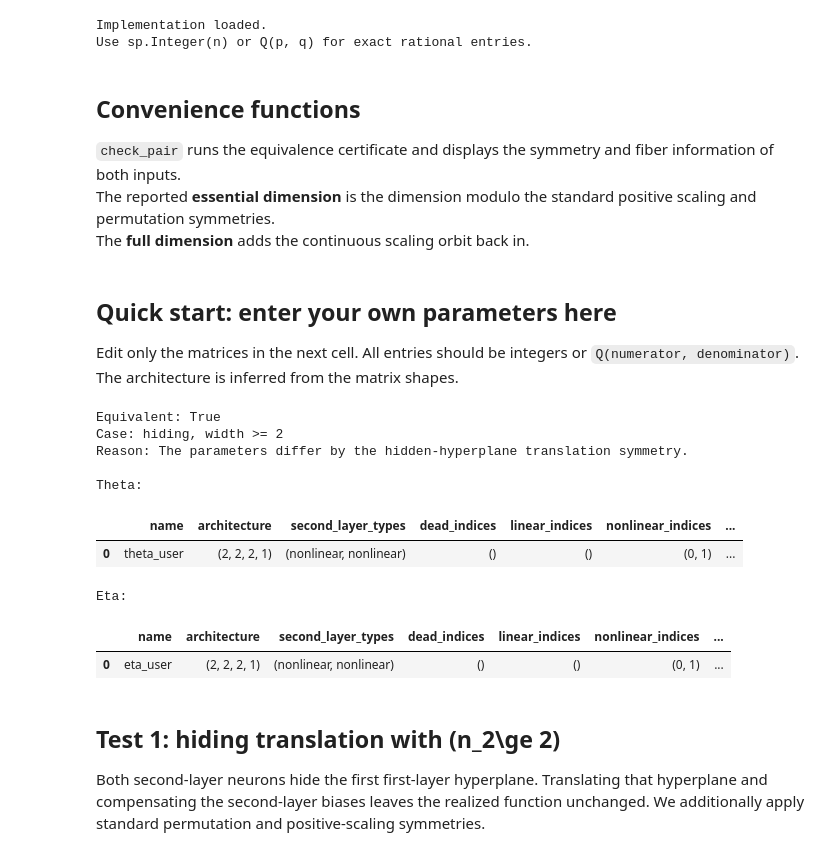
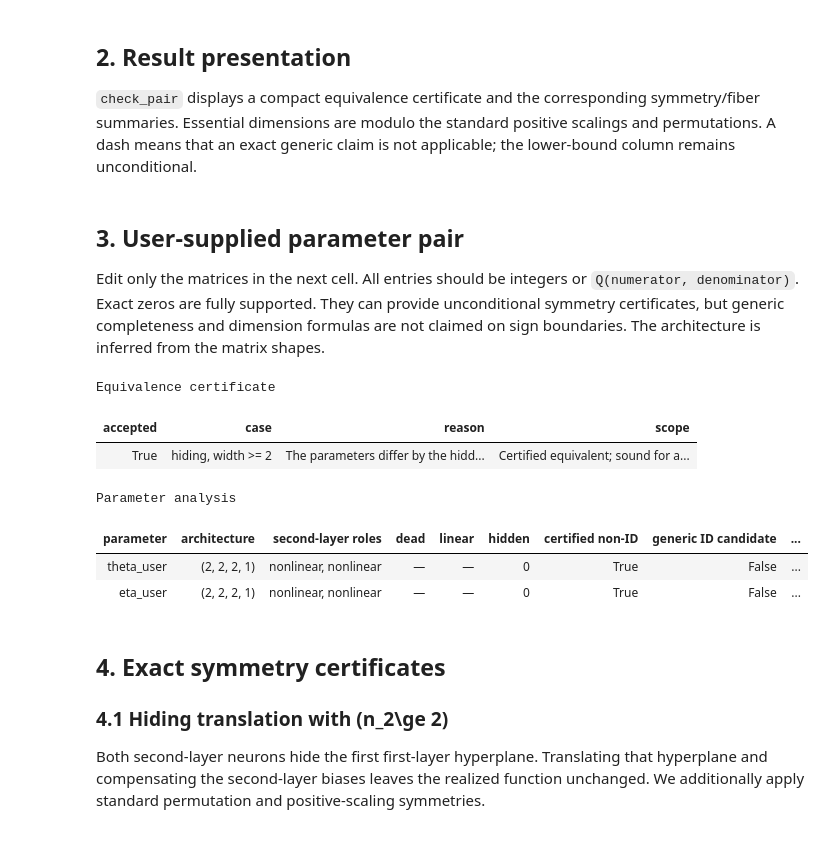
Before and after one commit to MoGrillo/relu-bottleneck-equivalence, a Jupyter notebook: relu_bottleneck_symmetry_workbench.ipynb, the cells around one changed output. Cells and saved outputs as stored; diff of their text form; code cells hidden in the pictures.

```diff
--- a/relu_bottleneck_symmetry_workbench.ipynb
+++ b/relu_bottleneck_symmetry_workbench.ipynb
@@ -1312,21 +1434,15 @@ __all__ = [
 # %%
-import pandas as pd
-import sympy as sp
-from IPython.display import display
-
 Q = sp.Rational
-
-print("Implementation loaded.")
-print("Use sp.Integer(n) or Q(p, q) for exact rational entries.")
+pd.set_option("display.max_columns", 30)
+pd.set_option("display.max_colwidth", 120)
+pd.set_option("display.width", 180)
-# %% [output]
-Implementation loaded.
-Use sp.Integer(n) or Q(p, q) for exact rational entries.
 # %% [markdown]
-## Convenience functions
+## 2. Result presentation
 
-`check_pair` runs the equivalence certificate and displays the symmetry and fiber information of both inputs.
-The reported **essential dimension** is the dimension modulo the standard positive scaling and permutation symmetries.
-The **full dimension** adds the continuous scaling orbit back in.
+`check_pair` displays a compact equivalence certificate and the corresponding
+symmetry/fiber summaries. Essential dimensions are modulo the standard
+positive scalings and permutations. A dash means that an exact generic claim
+is not applicable; the lower-bound column remains unconditional.
 # %%
 def compact_report(parameter):
     report = analyze_parameter(parameter)
@@ -1369,10 +1536,12 @@ def check_pair(theta, eta):
     return result
 # %% [markdown]
-## Quick start: enter your own parameters here
+## 3. User-supplied parameter pair
 
 Edit only the matrices in the next cell. All entries should be integers or
-`Q(numerator, denominator)`. The architecture is inferred from the matrix
-shapes.
+`Q(numerator, denominator)`. Exact zeros are fully supported. They can provide
+unconditional symmetry certificates, but generic completeness and dimension
+formulas are not claimed on sign boundaries. The architecture is inferred from
+the matrix shapes.
 # %%
 # --------------------------- EDIT THIS CELL ---------------------------
 
@@ -1380,57 +1549,46 @@ theta_user = ThreeLayerParams(
     W1=sp.Matrix([
         [1, 0],
         [0, 1],
     ]),
     b1=sp.Matrix([0, 0]),
     W2=sp.Matrix([
         [1, -1],
         [2, -3],
     ]),
     b2=sp.Matrix([-1, -2]),
     W3=sp.Matrix([[1, 2]]),
     b3=sp.Matrix([0]),
     name="theta_user",
 )
 
 # This example is obtained by an exact hidden-hyperplane translation.
 eta_user = translate_hidden(theta_user, hidden=0, t=Q(1, 2))
 eta_user = ThreeLayerParams(
     W1=eta_user.W1,
     b1=eta_user.b1,
     W2=eta_user.W2,
     b2=eta_user.b2,
     W3=eta_user.W3,
     b3=eta_user.b3,
     name="eta_user",
 )
 
 # ------------------------- END EDITABLE PART ----------------------------
 
-equivalence_user = equivalence_test(theta_user, eta_user)
-analysis_theta_user = analyze_parameter(theta_user)
-analysis_eta_user = analyze_parameter(eta_user)
-
-print("Equivalent:", equivalence_user.accepted)
-print("Case:", equivalence_user.case)
-print("Reason:", equivalence_user.reason)
-print()
-print("Theta:")
-display(pd.DataFrame([compact_report(theta_user)]))
-print("Eta:")
-display(pd.DataFrame([compact_report(eta_user)]))
+equivalence_user = check_pair(theta_user, eta_user)
+assert equivalence_user.accepted
 # %% [output]
-Equivalent: True
-Case: hiding, width >= 2
-Reason: The parameters differ by the hidden-hyperplane translation symmetry.
-
-Theta:
+Equivalence certificate
-|  | name | architecture | second_layer_types | dead_indices | linear_indices | nonlinear_indices | ... |
-| 0 | theta_user | (2, 2, 2, 1) | (nonlinear, nonlinear) | () | () | (0, 1) | ... |
+| accepted | case | reason | scope |
+| True | hiding, width >= 2 | The parameters differ by the hidd... | Certified equivalent; sound for a... |
-Eta:
+Parameter analysis
-|  | name | architecture | second_layer_types | dead_indices | linear_indices | nonlinear_indices | ... |
-| 0 | eta_user | (2, 2, 2, 1) | (nonlinear, nonlinear) | () | () | (0, 1) | ... |
+| parameter | architecture | second-layer roles | dead | linear | hidden | certified non-ID | generic ID candidate | ... |
+| theta_user | (2, 2, 2, 1) | nonlinear, nonlinear | — | — | 0 | True | False | ... |
+| eta_user | (2, 2, 2, 1) | nonlinear, nonlinear | — | — | 0 | True | False | ... |
 # %% [markdown]
-## Test 1: hiding translation with \(n_2\ge 2\)
+## 4. Exact symmetry certificates
+
+### 4.1 Hiding translation with \(n_2\ge 2\)
 
 Both second-layer neurons hide the first first-layer hyperplane. Translating that hyperplane and compensating the second-layer biases leaves the realized function unchanged. We additionally apply standard permutation and positive-scaling symmetries.
 # %%
```
Also changed, not shown: parts of 19 cells of this notebook, 7 other files.
